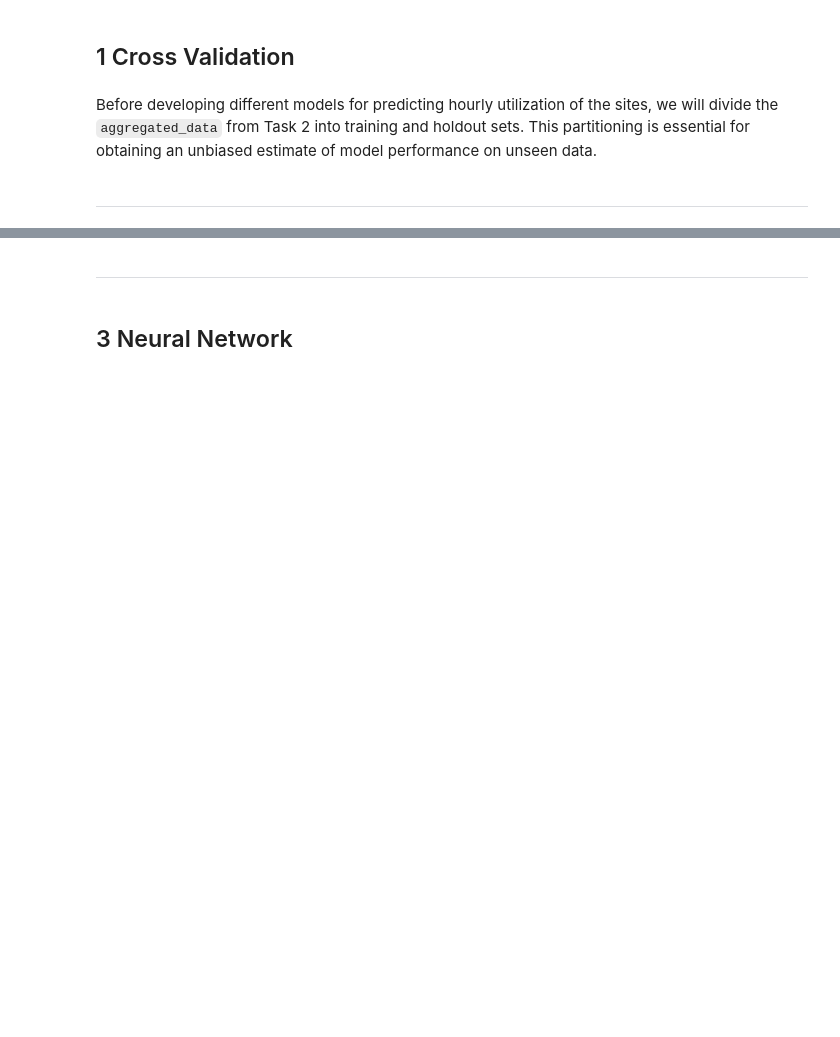
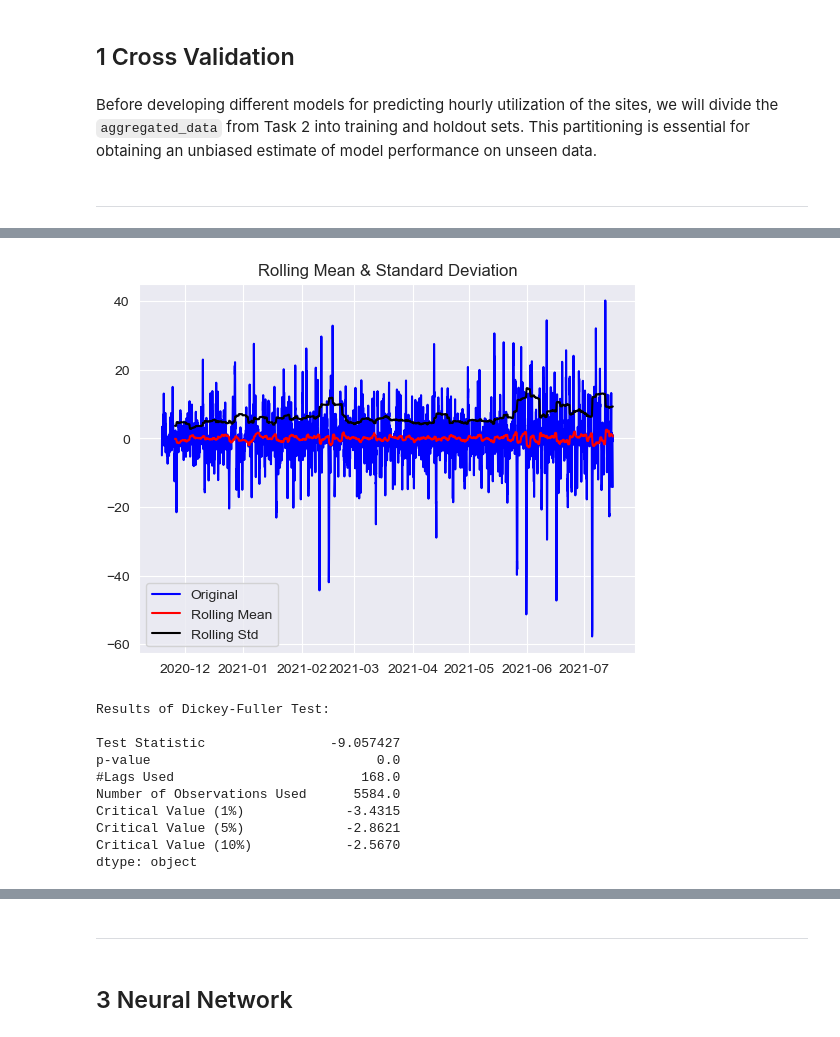
Before and after one commit to pmoll01/AA2024_Groupwork_DynamoData, a Jupyter notebook: Task_4.ipynb, the cells around one changed output, grey strips where cells are left out. Saved outputs shown, nothing was run; the diff lists cells and outputs as text; code cells hidden in the pictures; blank space fills up the shorter version.

```diff
--- a/Task_4.ipynb
+++ b/Task_4.ipynb
@@ -68,7 +98,7 @@ def test_stationarity(timeseries):
 
     #Perform Dickey-Fuller test:
     print('Results of Dickey-Fuller Test:\n')
-    dftest = adfuller(timeseries, maxlag=168)
+    dftest = adfuller(timeseries, maxlag=168, autolag='AIC')
     dfoutput = pd.Series(dftest[0:4], index=['Test Statistic','p-value','#Lags Used','Number of Observations Used'])
     for key,value in dftest[4].items():
         dfoutput['Critical Value (%s)'%key] = "{:,.4f}".format(value)  # Change the format specifier here
@@ -146,0 +148,14 @@ Warnings:
+# %%
+test_stationarity(residuals)
+# %% [output]
+[figure, added]
+Results of Dickey-Fuller Test:
+
+Test Statistic                -9.057427
+p-value                             0.0
+#Lags Used                        168.0
+Number of Observations Used      5584.0
+Critical Value (1%)             -3.4315
+Critical Value (5%)             -2.8621
+Critical Value (10%)            -2.5670
+dtype: object
```
Also changed, not shown: parts of 13 cells of this notebook.
